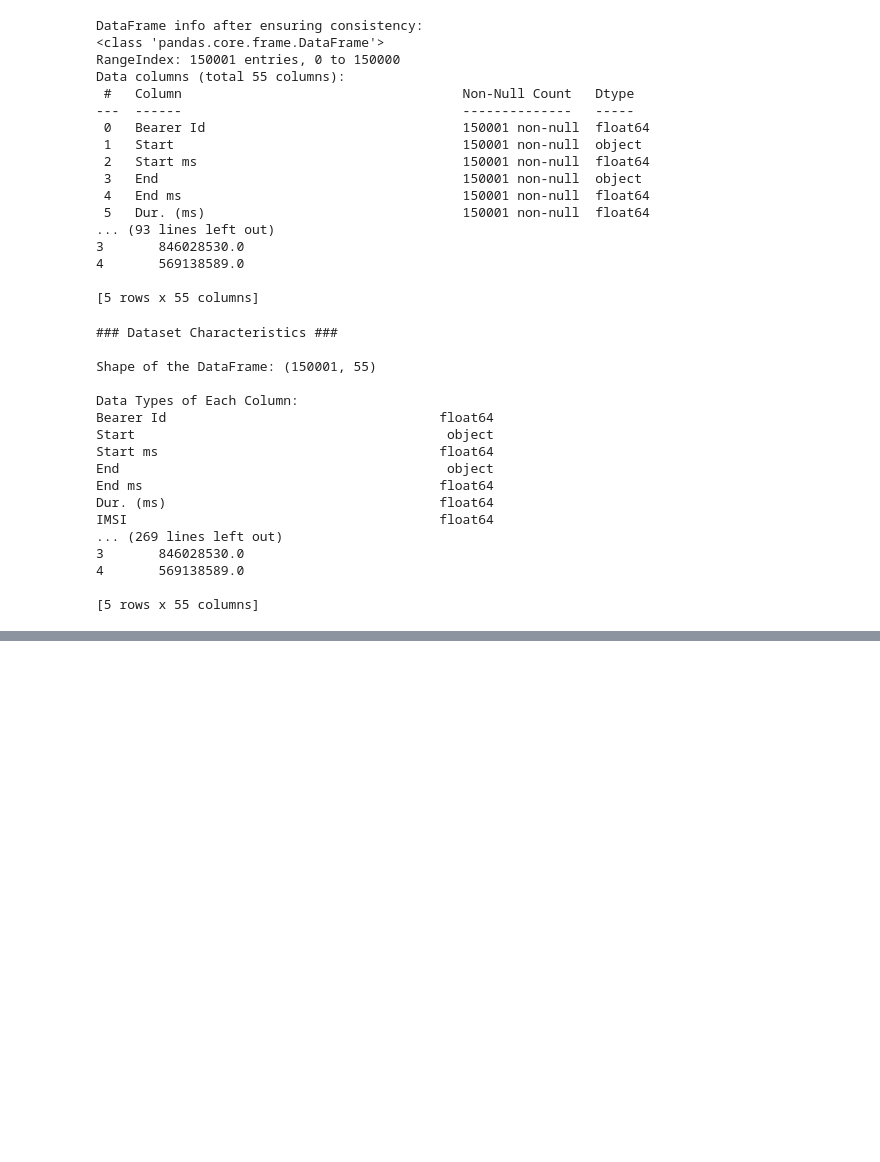
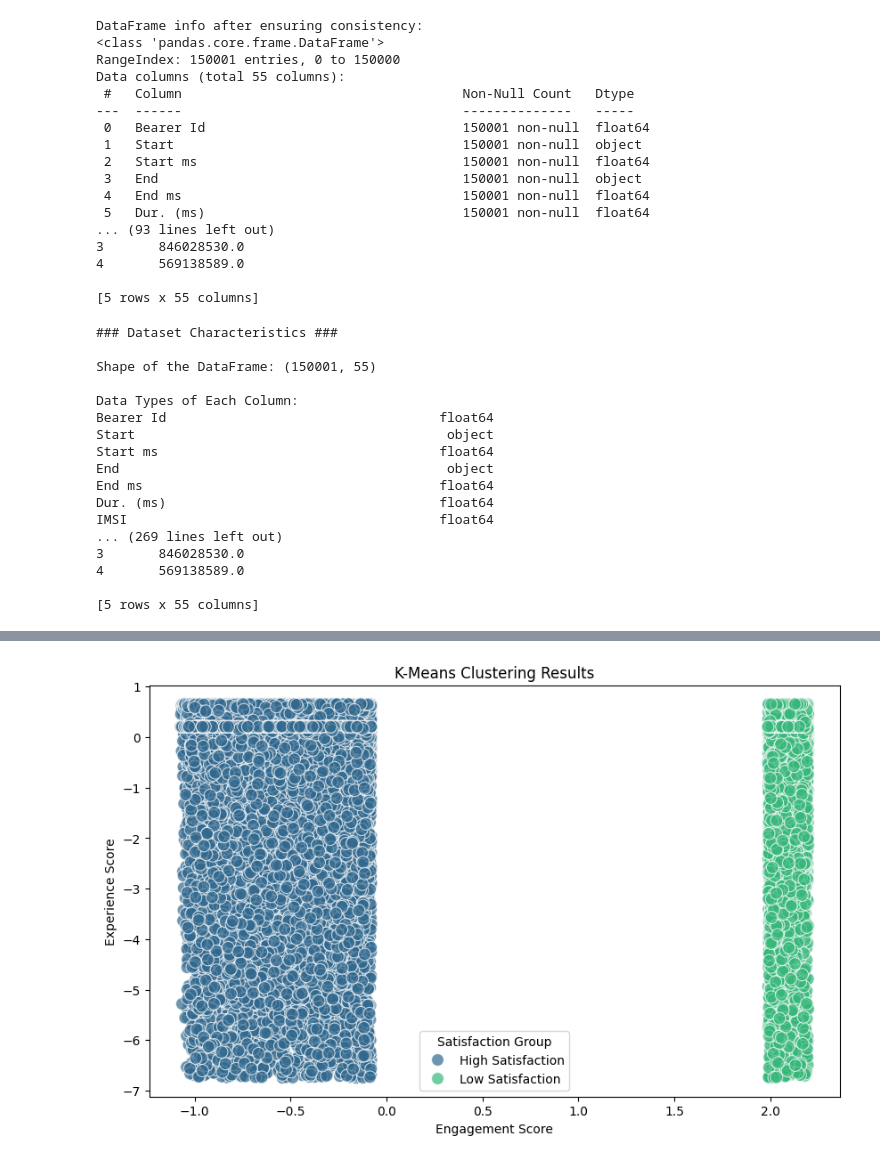
Before and after one commit to dagiteferi/User-Overview-Engagement-and-Experience-Analysis, a Jupyter notebook: notebooks/Satisfaction Analysis.ipynb, the cells around one changed output, grey strips where cells are left out. Cells and saved outputs as stored; diff of their text form; code cells hidden in the pictures; blank space fills up the shorter version.

Commit message:
Add exploratory data analysis functions for user engagement metrics

```diff
--- a/notebooks/Satisfaction Analysis.ipynb
+++ b/notebooks/Satisfaction Analysis.ipynb
@@ -416,0 +458,20 @@ FileNotFoundError: [Errno 2] No such file or directory: 'centroid_engagement.csv
+# %%
+import pandas as pd
+
+# Assuming df_cleaned is already loaded
+# Print the columns to verify the presence of 'Engagement Score' and 'Experience Score'
+print("Columns in df_cleaned:", list(df_cleaned.columns))
+
+# Check if 'Engagement Score' and 'Experience Score' are present
+if 'Engagement Score' in df_cleaned.columns and 'Experience Score' in df_cleaned.columns:
+    # Calculate the Satisfaction Score as the average of Engagement and Experience Scores
+    df_cleaned['Satisfaction Score'] = df_cleaned[['Engagement Score', 'Experience Score']].mean(axis=1)
+
+    # Sort the DataFrame by 'Satisfaction Score' in descending order to get the most satisfied customers
+    top_10_satisfied_customers = df_cleaned.sort_values(by='Satisfaction Score', ascending=False).head(10)
+
+    # Display the top 10 satisfied customers
+    print("Top 10 Satisfied Customers:")
+    print(top_10_satisfied_customers[['MSISDN/Number', 'Engagement Score', 'Experience Score', 'Satisfaction Score']])
+else:
+    print("The columns 'Engagement Score' and/or 'Experience Score' are not present in df_cleaned.")
@@ -416,0 +612,59 @@ FileNotFoundError: [Errno 2] No such file or directory: 'centroid_engagement.csv
+# %%
+import numpy as np
+import pandas as pd
+from sklearn.cluster import KMeans
+from sklearn.preprocessing import StandardScaler
+import matplotlib.pyplot as plt
+import seaborn as sns
+
+# Assuming df_cleaned is already loaded and includes relevant features
+
+# Print the columns to verify the presence of 'Engagement Score' and 'Experience Score'
+print("Columns in df_cleaned:", list(df_cleaned.columns))
+
+# Define the feature columns for clustering
+feature_columns = ['Engagement Score', 'Experience Score']
+
+# Check if 'Engagement Score' and 'Experience Score' are present
+if 'Engagement Score' in df_cleaned.columns and 'Experience Score' in df_cleaned.columns:
+    # Select features for clustering
+    X_clustering = df_cleaned[feature_columns]
+
+    # Standardize the feature data
+    scaler = StandardScaler()
+    X_clustering_scaled = scaler.fit_transform(X_clustering)
+
+    # Perform K-Means clustering with k=2
+    kmeans = KMeans(n_clusters=2, random_state=42)
+    df_cleaned['Cluster'] = kmeans.fit_predict(X_clustering_scaled)
+
+    # Map cluster labels to meaningful names
+    cluster_names = {
+        0: 'High Satisfaction',   # Example name for cluster 0
+        1: 'Low Satisfaction'     # Example name for cluster 1
+    }
+    df_cleaned['Satisfaction Group'] = df_cleaned['Cluster'].map(cluster_names)
+
+    # Print the cluster centers and their respective labels
+    print("Cluster Centers:")
+    cluster_centers = pd.DataFrame(scaler.inverse_transform(kmeans.cluster_centers_), columns=feature_columns)
+    print(cluster_centers)
+
+    print("\nCluster Label Mapping:")
+    print(cluster_names)
+
+    # Print the distribution of the clusters
+    print("\nCluster Distribution:")
+    print(df_cleaned['Satisfaction Group'].value_counts())
+
+    # Visualize the clustering results
+    plt.figure(figsize=(10, 6))
+    sns.scatterplot(data=df_cleaned, x='Engagement Score', y='Experience Score', hue='Satisfaction Group', palette='viridis', s=100, alpha=0.7)
+    plt.title('K-Means Clustering Results')
+    plt.xlabel('Engagement Score')
+    plt.ylabel('Experience Score')
+    plt.legend(title='Satisfaction Group')
+    plt.show()
+else:
+    print("The columns 'Engagement Score' and/or 'Experience Score' are not present in df_cleaned.")
+# %% [output]
@@ -416,0 +699 @@ FileNotFoundError: [Errno 2] No such file or directory: 'centroid_engagement.csv
+[figure, added]
```
Also changed, not shown: parts of 10 cells of this notebook.
